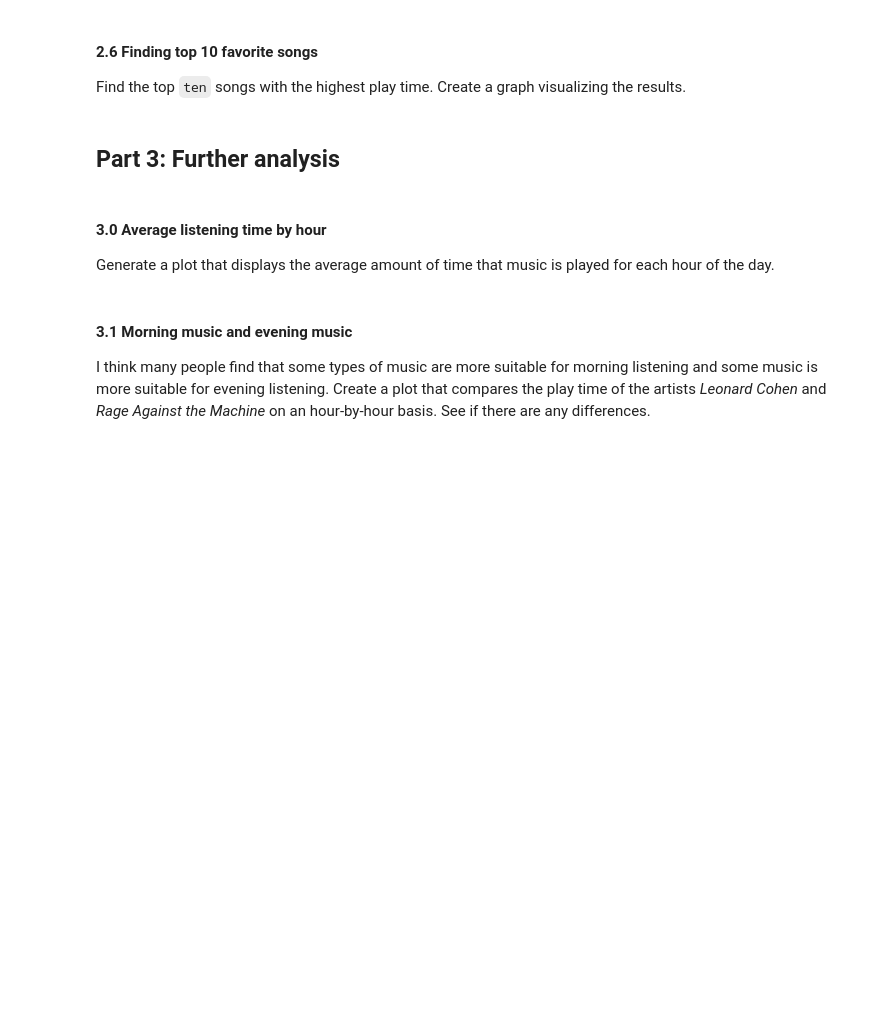
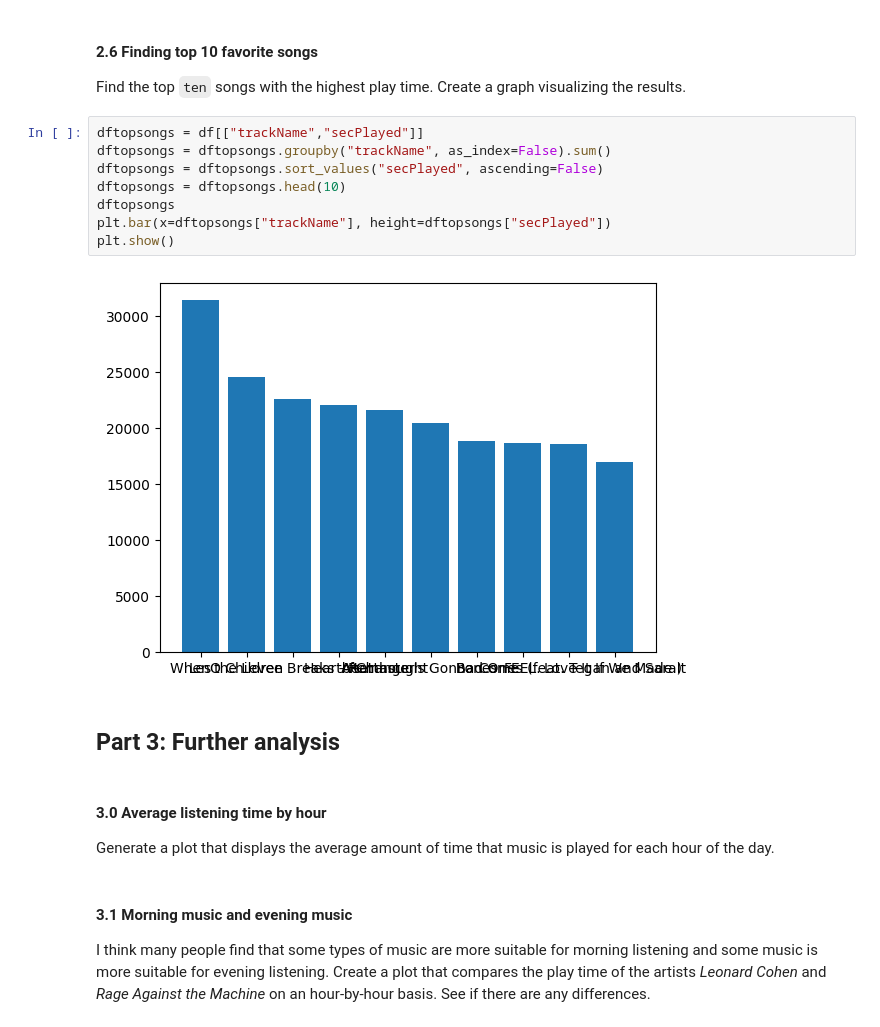
Before and after one commit to B-rage04/DAT200G4, a Jupyter notebook: CA1_assignment/assignment/CA1_spotify.ipynb, the cells around one changed output. Cells and saved outputs as stored; diff of their text form; blank space fills up the shorter version.

```diff
--- a/CA1_assignment/assignment/CA1_spotify.ipynb
+++ b/CA1_assignment/assignment/CA1_spotify.ipynb
@@ -263,6 +277,16 @@ Find the top `ten` artists with the highest total play time (in seconds). Plot y
 # %% [markdown]
 #### 2.6 Finding top 10 favorite songs
 Find the top `ten` songs with the highest play time. Create a graph visualizing the results.
+# %%
+dftopsongs = df[["trackName","secPlayed"]]
+dftopsongs = dftopsongs.groupby("trackName", as_index=False).sum()
+dftopsongs = dftopsongs.sort_values("secPlayed", ascending=False)
+dftopsongs = dftopsongs.head(10)
+dftopsongs
+plt.bar(x=dftopsongs["trackName"], height=dftopsongs["secPlayed"])
+plt.show()
+# %% [output]
+[figure, added]
 # %% [markdown]
 ## Part 3: Further analysis
 # %% [markdown]
```
Also changed, not shown: parts of 4 cells of this notebook.
